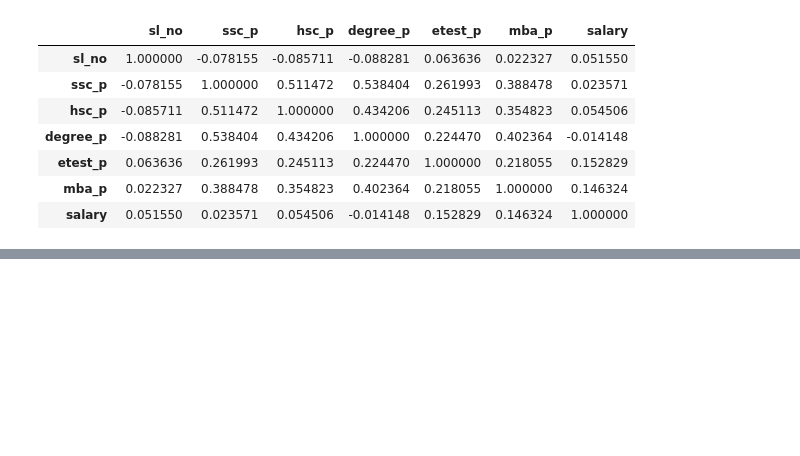
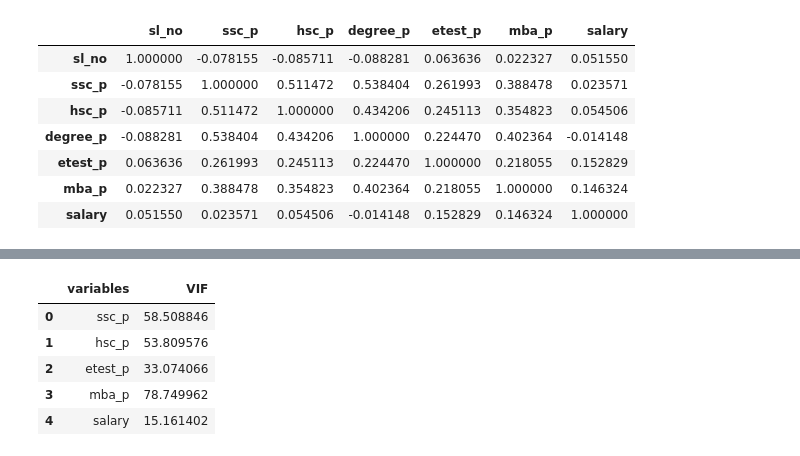
Before and after one commit to rajicoding/Data_Science, a Jupyter notebook: Week 6_Bivariate Analysis/Bivariate.ipynb, the cells around one changed output, grey strips where cells are left out. Drawn from its saved outputs; the diff is of its cells as text; code cells hidden in the pictures; blank space fills up the shorter version.

```diff
--- a/Week 6_Bivariate Analysis/Bivariate.ipynb
+++ b/Week 6_Bivariate Analysis/Bivariate.ipynb
@@ -88,0 +153,10 @@ dataset.corr(numeric_only=True)
+# %%
+# removing degree pass mark
+calc_vif(dataset[["ssc_p","hsc_p","etest_p","mba_p","salary"]])
+# %% [output]
+|  | variables | VIF |
+| 0 | ssc_p | 58.508846 |
+| 1 | hsc_p | 53.809576 |
+| 2 | etest_p | 33.074066 |
+| 3 | mba_p | 78.749962 |
+| 4 | salary | 15.161402 |
```
Also changed, not shown: parts of 10 cells of this notebook.
